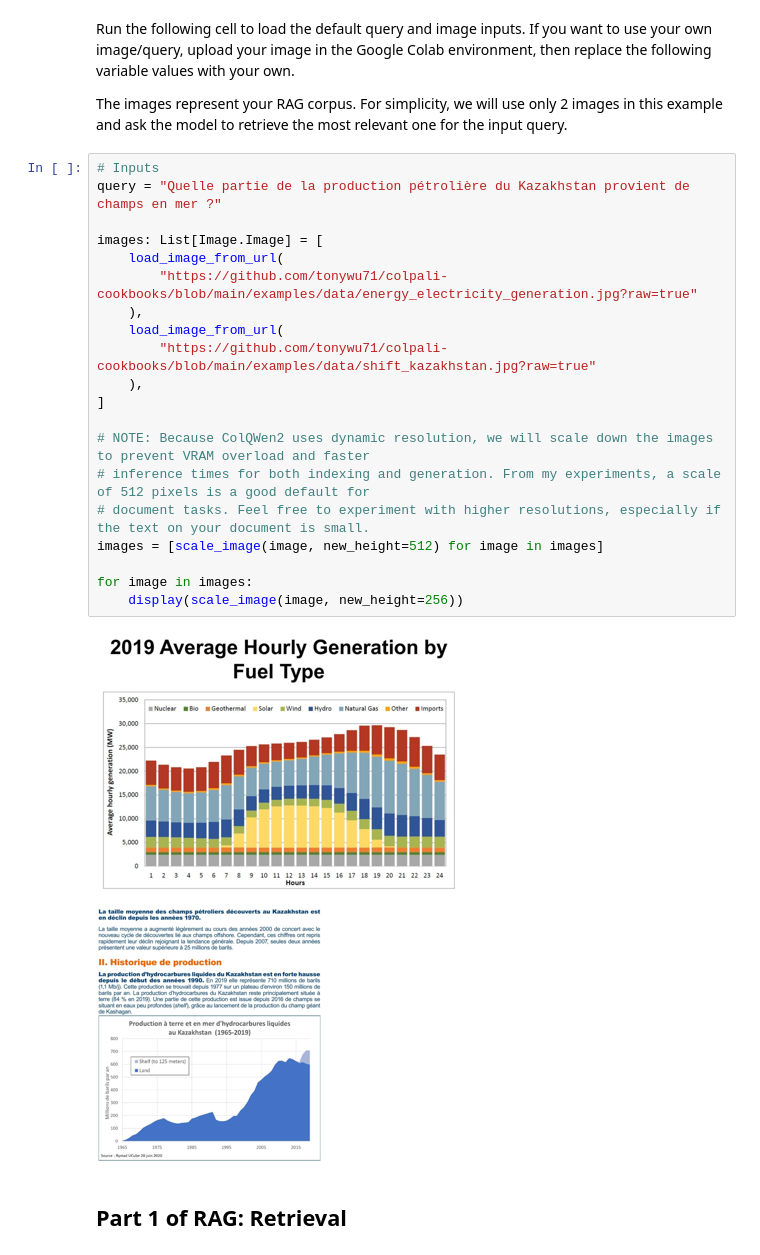
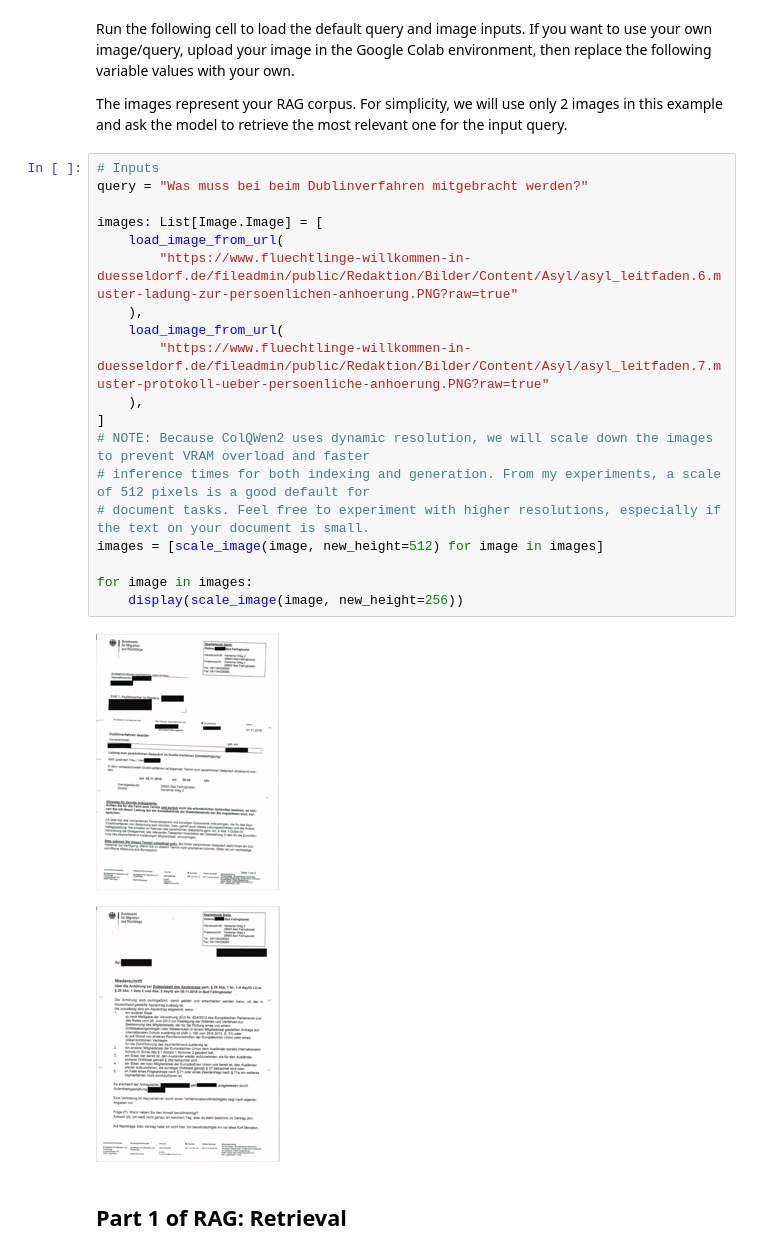
Before and after one commit to bmaier/colpali-cookbooks, a Jupyter notebook: examples/run_e2e_rag_colqwen2_with_adapter_hot_swapping.ipynb, the cells around one changed output. Cells and saved outputs as stored; diff of their text form.

```diff
--- a/examples/run_e2e_rag_colqwen2_with_adapter_hot_swapping.ipynb
+++ b/examples/run_e2e_rag_colqwen2_with_adapter_hot_swapping.ipynb
@@ -177,27 +177,26 @@ Run the following cell to load the default query and image inputs. If you want t
 The images represent your RAG corpus. For simplicity, we will use only 2 images in this example and ask the model to retrieve the most relevant one for the input query.
 # %%
 # Inputs
-query = "Quelle partie de la production pétrolière du Kazakhstan provient de champs en mer ?"
+query = "Was muss bei beim Dublinverfahren mitgebracht werden?"
 
 images: List[Image.Image] = [
     load_image_from_url(
-        "https://github.com/tonywu71/colpali-cookbooks/blob/main/examples/data/energy_electricity_generation.jpg?raw=true"
+        "https://www.fluechtlinge-willkommen-in-duesseldorf.de/fileadmin/public/Redaktion/Bilder/Content/Asyl/asyl_leitfaden.6.muster-ladung-zur-persoenlichen-anhoerung.PNG?raw=true"
     ),
     load_image_from_url(
-        "https://github.com/tonywu71/colpali-cookbooks/blob/main/examples/data/shift_kazakhstan.jpg?raw=true"
+        "https://www.fluechtlinge-willkommen-in-duesseldorf.de/fileadmin/public/Redaktion/Bilder/Content/Asyl/asyl_leitfaden.7.muster-protokoll-ueber-persoenliche-anhoerung.PNG?raw=true"
     ),
 ]
-
 # NOTE: Because ColQWen2 uses dynamic resolution, we will scale down the images to prevent VRAM overload and faster
 # inference times for both indexing and generation. From my experiments, a scale of 512 pixels is a good default for
 # document tasks. Feel free to experiment with higher resolutions, especially if the text on your document is small.
 images = [scale_image(image, new_height=512) for image in images]
 
 for image in images:
     display(scale_image(image, new_height=256))
 # %% [output]
-[figure, old version]
+[figure, new version]
-[figure, old version]
+[figure, new version]
 # %% [markdown]
 ## Part 1 of RAG: Retrieval
 # %% [markdown]
```
Also changed, not shown: parts of 7 cells of this notebook.
